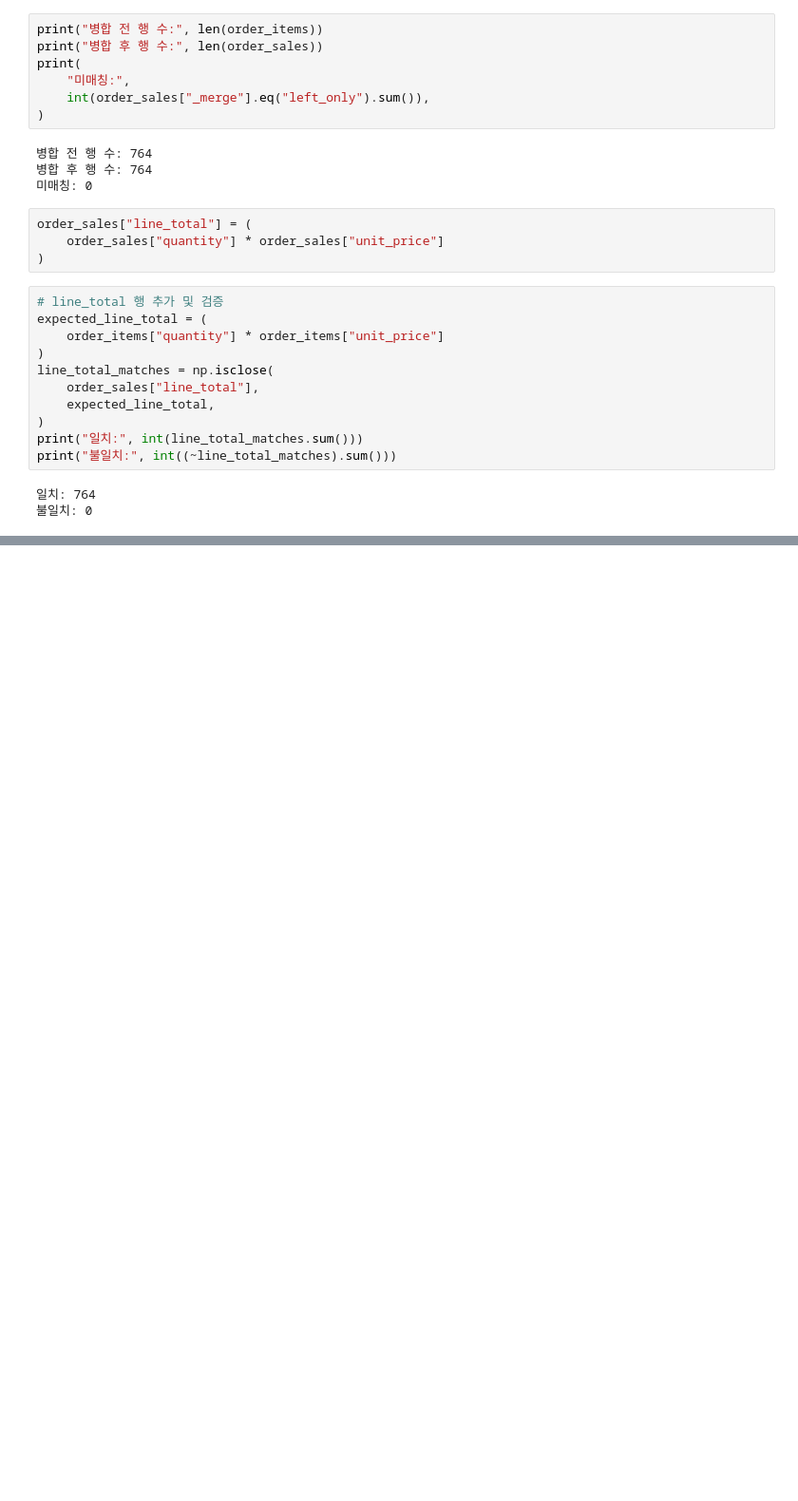
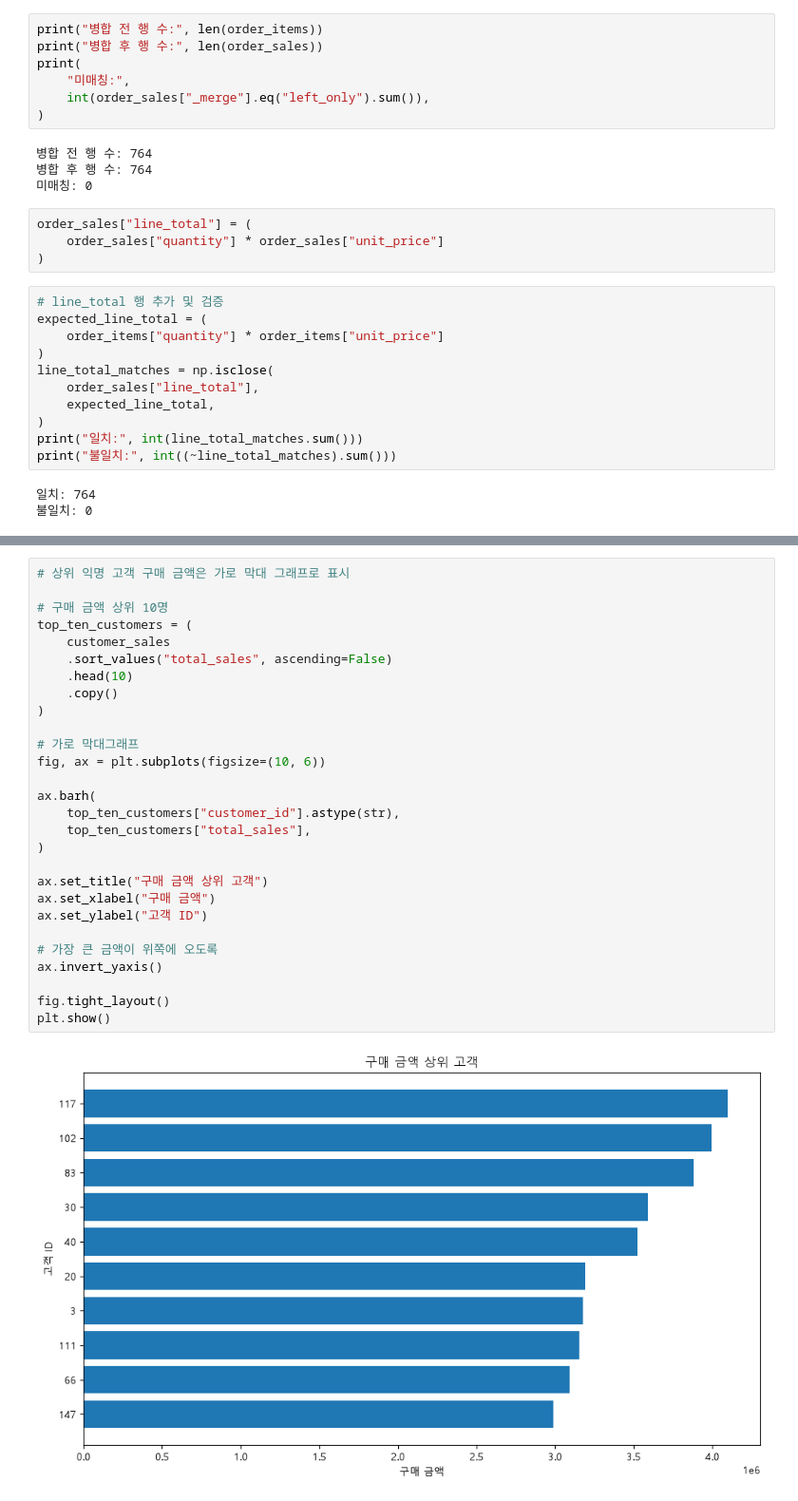
Before and after one commit to sangjae-lee97/kant-axagent-study, a Jupyter notebook: llm-data-analysis-course/chapter08/chapter08.ipynb, the cells around one changed output, grey strips where cells are left out. Shown at 95% size. Cells and saved outputs as stored; diff of their text form; blank space fills up the shorter version.

```diff
--- a/llm-data-analysis-course/chapter08/chapter08.ipynb
+++ b/llm-data-analysis-course/chapter08/chapter08.ipynb
@@ -413,0 +540,30 @@ category_sales =(
+# %%
+# 상위 익명 고객 구매 금액은 가로 막대 그래프로 표시
+
+# 구매 금액 상위 10명
+top_ten_customers = (
+    customer_sales
+    .sort_values("total_sales", ascending=False)
+    .head(10)
+    .copy()
+)
+
+# 가로 막대그래프
+fig, ax = plt.subplots(figsize=(10, 6))
+
+ax.barh(
+    top_ten_customers["customer_id"].astype(str),
+    top_ten_customers["total_sales"],
+)
+
+ax.set_title("구매 금액 상위 고객")
+ax.set_xlabel("구매 금액")
+ax.set_ylabel("고객 ID")
+
+# 가장 큰 금액이 위쪽에 오도록
+ax.invert_yaxis()
+
+fig.tight_layout()
+plt.show()
+# %% [output]
+[figure, added]
```
Also changed, not shown: parts of 29 cells of this notebook, 27 other files.
